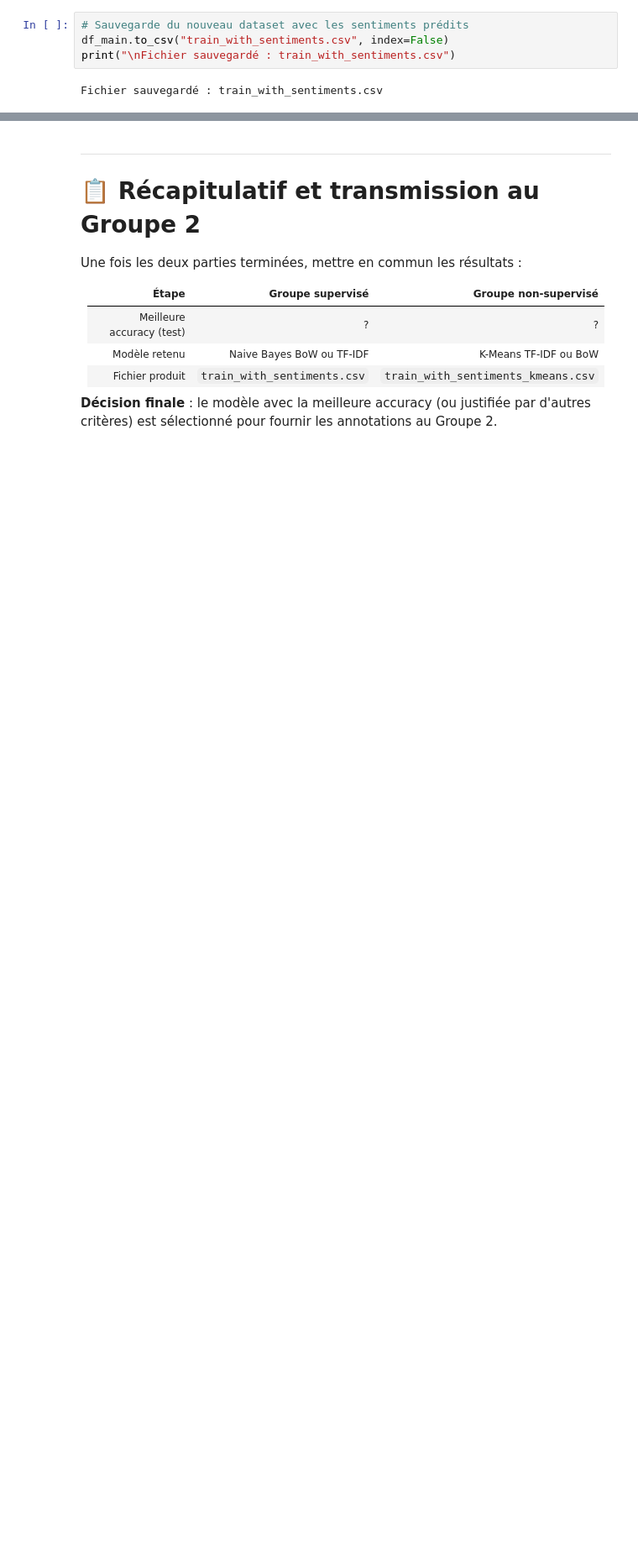
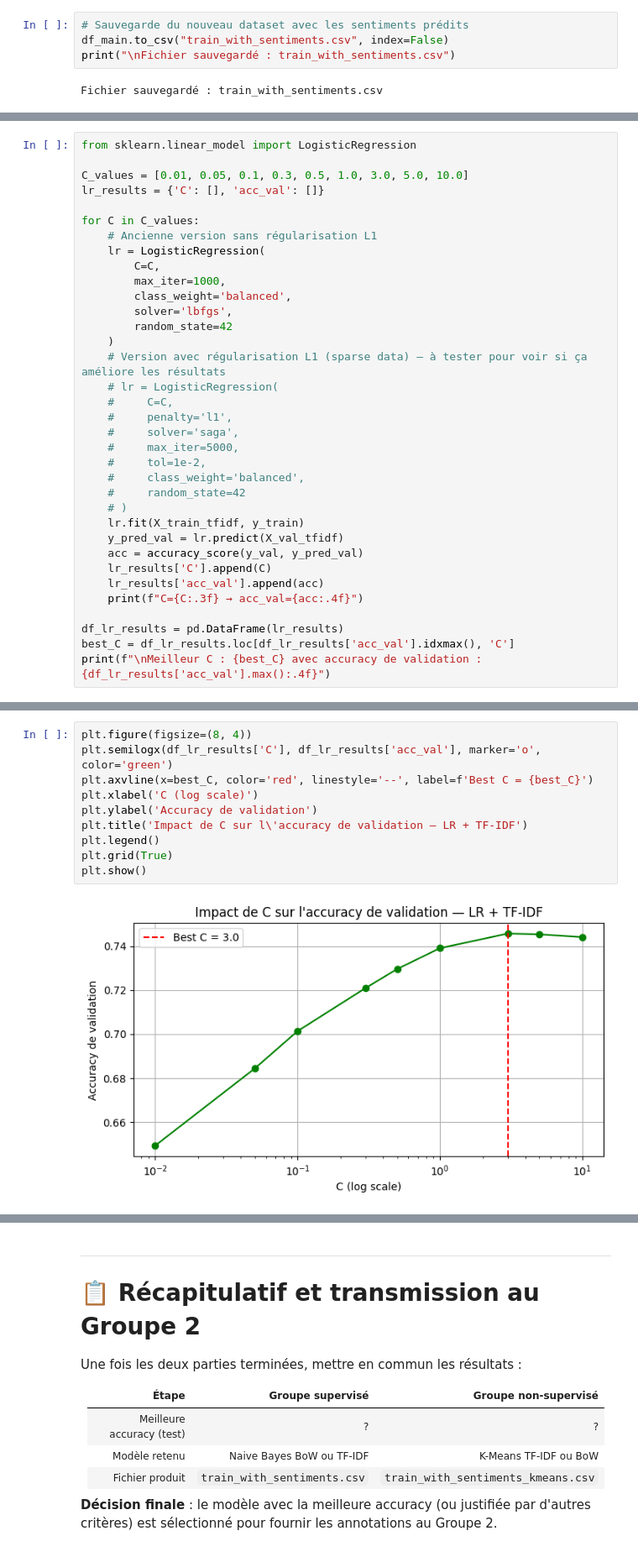
Before and after one commit to cypnet/Analyse-de-conversations-sur-la-sant-mentale, a Jupyter notebook: notebooks/LOGAN/ETAPE2-Analyse_des_sentiments_des_conversations.ipynb, the cells around one changed output, grey strips where cells are left out. Shown at 84% size. Saved outputs shown, nothing was run; the diff lists cells and outputs as text; blank space fills up the shorter version.

Commit message:
[Update] Avancée sur la nouvelle méthode LogisticRegression

```diff
--- a/notebooks/LOGAN/ETAPE2-Analyse_des_sentiments_des_conversations.ipynb
+++ b/notebooks/LOGAN/ETAPE2-Analyse_des_sentiments_des_conversations.ipynb
@@ -1047,0 +1016,35 @@ Fichier sauvegardé : train_with_sentiments.csv
+# %%
+from sklearn.linear_model import LogisticRegression
+
+C_values = [0.01, 0.05, 0.1, 0.3, 0.5, 1.0, 3.0, 5.0, 10.0]
+lr_results = {'C': [], 'acc_val': []}
+
+for C in C_values:
+    # Ancienne version sans régularisation L1
+    lr = LogisticRegression(
+        C=C,
+        max_iter=1000,
+        class_weight='balanced',
+        solver='lbfgs',
+        random_state=42
+    )
+    # Version avec régularisation L1 (sparse data) — à tester pour voir si ça améliore les résultats
+    # lr = LogisticRegression(
+    #     C=C,
+    #     penalty='l1',
+    #     solver='saga',
+    #     max_iter=5000,
+    #     tol=1e-2,
+    #     class_weight='balanced',
+    #     random_state=42
+    # )
+    lr.fit(X_train_tfidf, y_train)
+    y_pred_val = lr.predict(X_val_tfidf)
+    acc = accuracy_score(y_val, y_pred_val)
+    lr_results['C'].append(C)
+    lr_results['acc_val'].append(acc)
+    print(f"C={C:.3f} → acc_val={acc:.4f}")
+
+df_lr_results = pd.DataFrame(lr_results)
+best_C = df_lr_results.loc[df_lr_results['acc_val'].idxmax(), 'C']
+print(f"\nMeilleur C : {best_C} avec accuracy de validation : {df_lr_results['acc_val'].max():.4f}")
@@ -1047,0 +1065,12 @@ Fichier sauvegardé : train_with_sentiments.csv
+# %%
+plt.figure(figsize=(8, 4))
+plt.semilogx(df_lr_results['C'], df_lr_results['acc_val'], marker='o', color='green')
+plt.axvline(x=best_C, color='red', linestyle='--', label=f'Best C = {best_C}')
+plt.xlabel('C (log scale)')
+plt.ylabel('Accuracy de validation')
+plt.title('Impact de C sur l\'accuracy de validation — LR + TF-IDF')
+plt.legend()
+plt.grid(True)
+plt.show()
+# %% [output]
+[figure, added]
```
Also changed, not shown: parts of 30 cells of this notebook, 2 other files.
